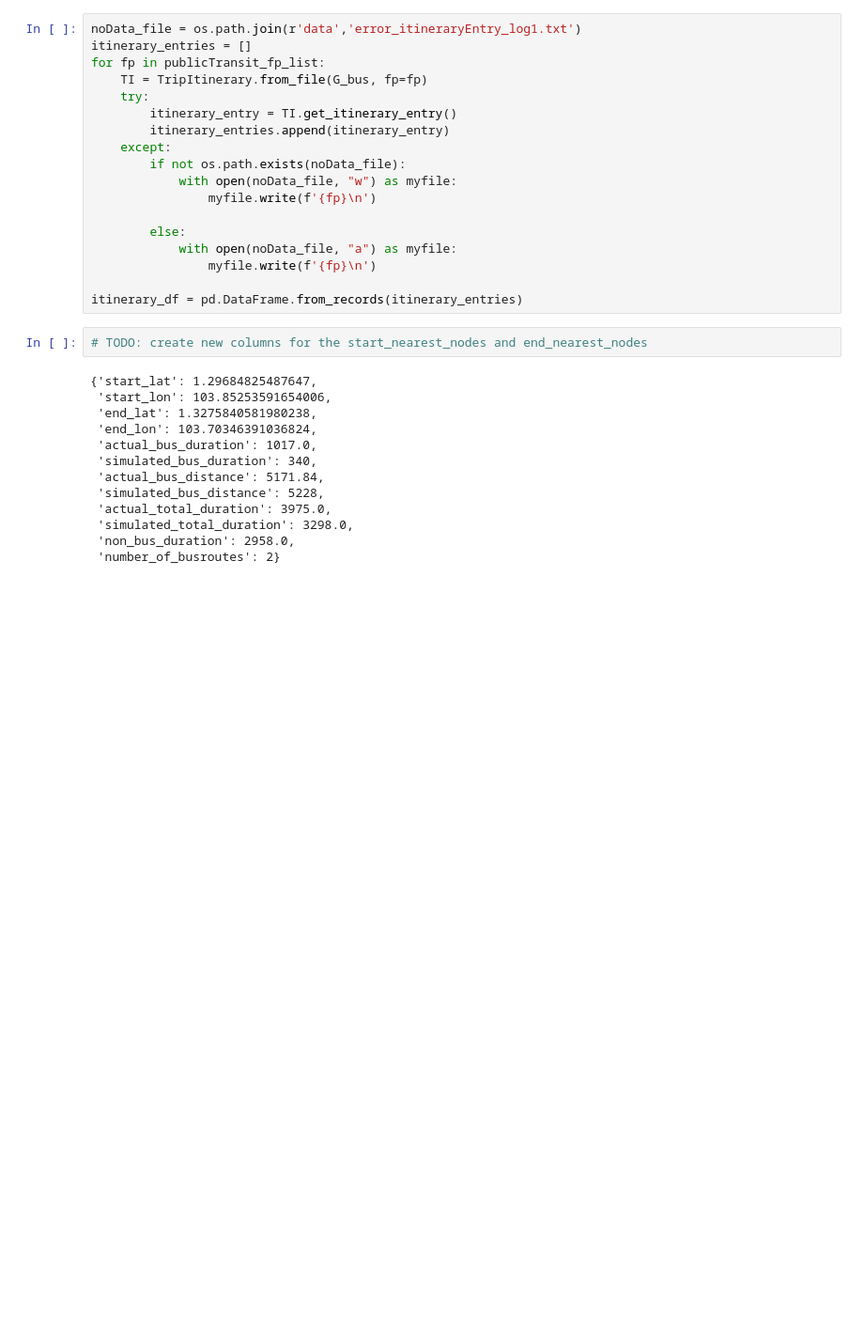
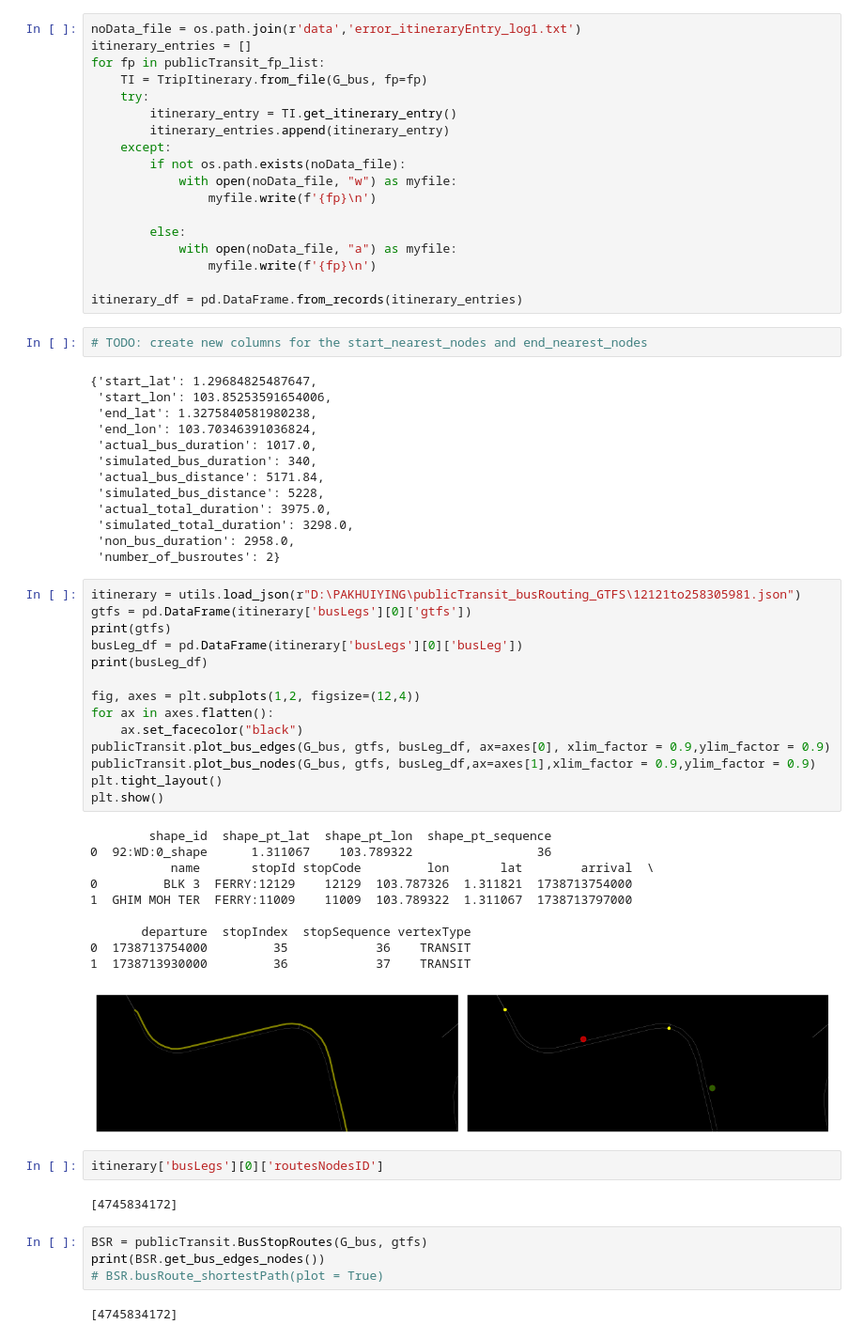
Before and after one commit to pakhuiying/NCCS_analysis, a Jupyter notebook: impact_travel_time.ipynb, the cells around one changed output. Shown at 94% size. Cells and saved outputs as stored; diff of their text form; blank space fills up the shorter version.

```diff
--- a/impact_travel_time.ipynb
+++ b/impact_travel_time.ipynb
@@ -262,3 +262,38 @@ itinerary_df = pd.DataFrame.from_records(itinerary_entries)
  'simulated_total_duration': 3298.0,
  'non_bus_duration': 2958.0,
  'number_of_busroutes': 2}
+# %%
+itinerary = utils.load_json(r"D:\PAKHUIYING\publicTransit_busRouting_GTFS\12121to258305981.json")
+gtfs = pd.DataFrame(itinerary['busLegs'][0]['gtfs'])
+print(gtfs)
+busLeg_df = pd.DataFrame(itinerary['busLegs'][0]['busLeg'])
+print(busLeg_df)
+
+fig, axes = plt.subplots(1,2, figsize=(12,4))
+for ax in axes.flatten():
+    ax.set_facecolor("black")
+publicTransit.plot_bus_edges(G_bus, gtfs, busLeg_df, ax=axes[0], xlim_factor = 0.9,ylim_factor = 0.9)
+publicTransit.plot_bus_nodes(G_bus, gtfs, busLeg_df,ax=axes[1],xlim_factor = 0.9,ylim_factor = 0.9)
+plt.tight_layout()
+plt.show()
+# %% [output]
+        shape_id  shape_pt_lat  shape_pt_lon  shape_pt_sequence
+0  92:WD:0_shape      1.311067    103.789322                 36
+           name       stopId stopCode         lon       lat        arrival  \
+0         BLK 3  FERRY:12129    12129  103.787326  1.311821  1738713754000
+1  GHIM MOH TER  FERRY:11009    11009  103.789322  1.311067  1738713797000
+
+       departure  stopIndex  stopSequence vertexType
+0  1738713754000         35            36    TRANSIT
+1  1738713930000         36            37    TRANSIT
+[figure, added]
+# %%
+itinerary['busLegs'][0]['routesNodesID']
+# %% [output]
+[4745834172]
+# %%
+BSR = publicTransit.BusStopRoutes(G_bus, gtfs)
+print(BSR.get_bus_edges_nodes())
+# BSR.busRoute_shortestPath(plot = True)
+# %% [output]
+[4745834172]
```
Also changed, not shown: parts of 2 cells of this notebook, 2 other files.
